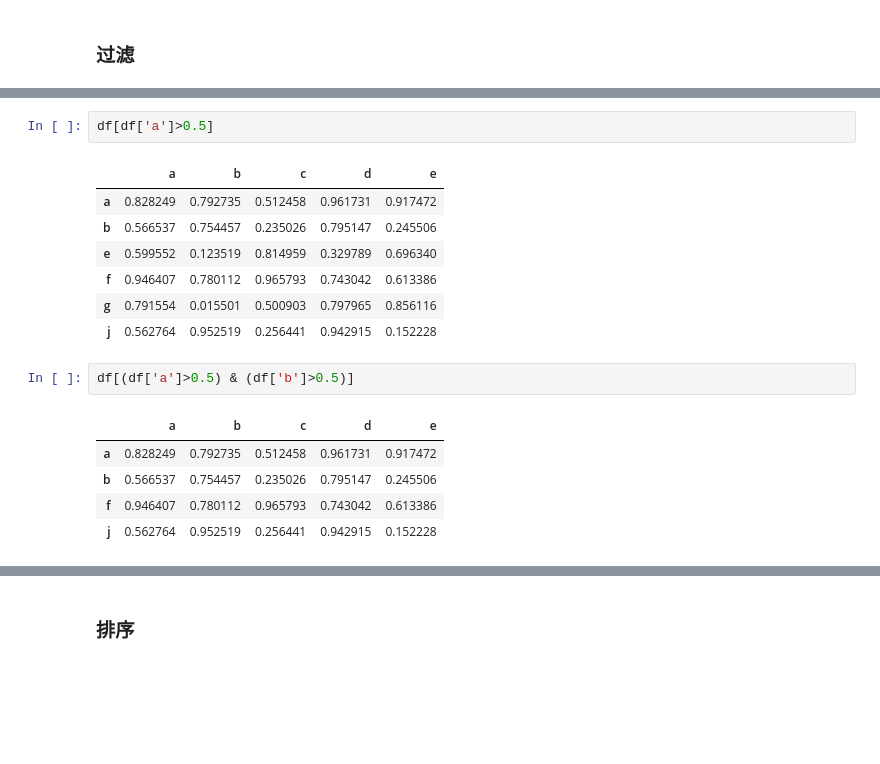
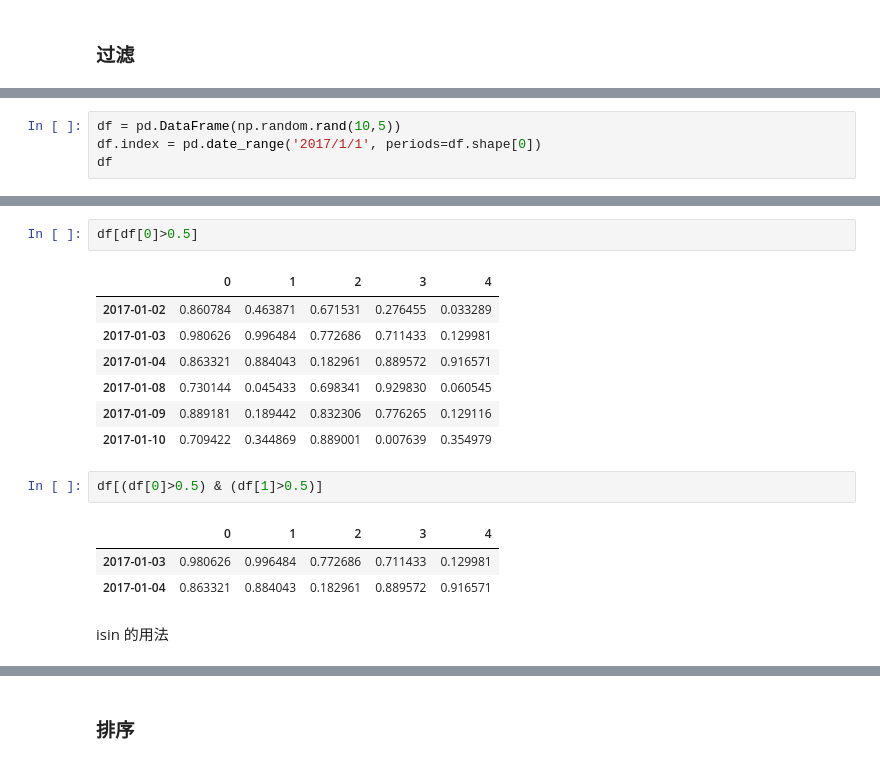
Before and after one commit to supersheepbear/notebooks, a Jupyter notebook: python/pandas基础命令速查表.ipynb, the cells around one changed output, grey strips where cells are left out. Cells and saved outputs as stored; diff of their text form; blank space fills up the shorter version.

```diff
--- a/python/pandas基础命令速查表.ipynb
+++ b/python/pandas基础命令速查表.ipynb
@@ -529,0 +514,4 @@ df
+# %%
+df = pd.DataFrame(np.random.rand(10,5))
+df.index = pd.date_range('2017/1/1', periods=df.shape[0])
+df
@@ -530,18 +540,18 @@ df
 # %%
-df[df['a']>0.5]
+df[df[0]>0.5]
 # %% [output]
-|  | a | b | c | d | e |
-| a | 0.828249 | 0.792735 | 0.512458 | 0.961731 | 0.917472 |
-| b | 0.566537 | 0.754457 | 0.235026 | 0.795147 | 0.245506 |
-| e | 0.599552 | 0.123519 | 0.814959 | 0.329789 | 0.696340 |
-| f | 0.946407 | 0.780112 | 0.965793 | 0.743042 | 0.613386 |
-| g | 0.791554 | 0.015501 | 0.500903 | 0.797965 | 0.856116 |
-| j | 0.562764 | 0.952519 | 0.256441 | 0.942915 | 0.152228 |
+|  | 0 | 1 | 2 | 3 | 4 |
+| 2017-01-02 | 0.860784 | 0.463871 | 0.671531 | 0.276455 | 0.033289 |
+| 2017-01-03 | 0.980626 | 0.996484 | 0.772686 | 0.711433 | 0.129981 |
+| 2017-01-04 | 0.863321 | 0.884043 | 0.182961 | 0.889572 | 0.916571 |
+| 2017-01-08 | 0.730144 | 0.045433 | 0.698341 | 0.929830 | 0.060545 |
+| 2017-01-09 | 0.889181 | 0.189442 | 0.832306 | 0.776265 | 0.129116 |
+| 2017-01-10 | 0.709422 | 0.344869 | 0.889001 | 0.007639 | 0.354979 |
 # %%
-df[(df['a']>0.5) & (df['b']>0.5)]
+df[(df[0]>0.5) & (df[1]>0.5)]
 # %% [output]
-|  | a | b | c | d | e |
-| a | 0.828249 | 0.792735 | 0.512458 | 0.961731 | 0.917472 |
-| b | 0.566537 | 0.754457 | 0.235026 | 0.795147 | 0.245506 |
-| f | 0.946407 | 0.780112 | 0.965793 | 0.743042 | 0.613386 |
-| j | 0.562764 | 0.952519 | 0.256441 | 0.942915 | 0.152228 |
+|  | 0 | 1 | 2 | 3 | 4 |
+| 2017-01-03 | 0.980626 | 0.996484 | 0.772686 | 0.711433 | 0.129981 |
+| 2017-01-04 | 0.863321 | 0.884043 | 0.182961 | 0.889572 | 0.916571 |
+# %% [markdown]
+isin 的用法
```
Also changed, not shown: parts of 28 cells of this notebook.
